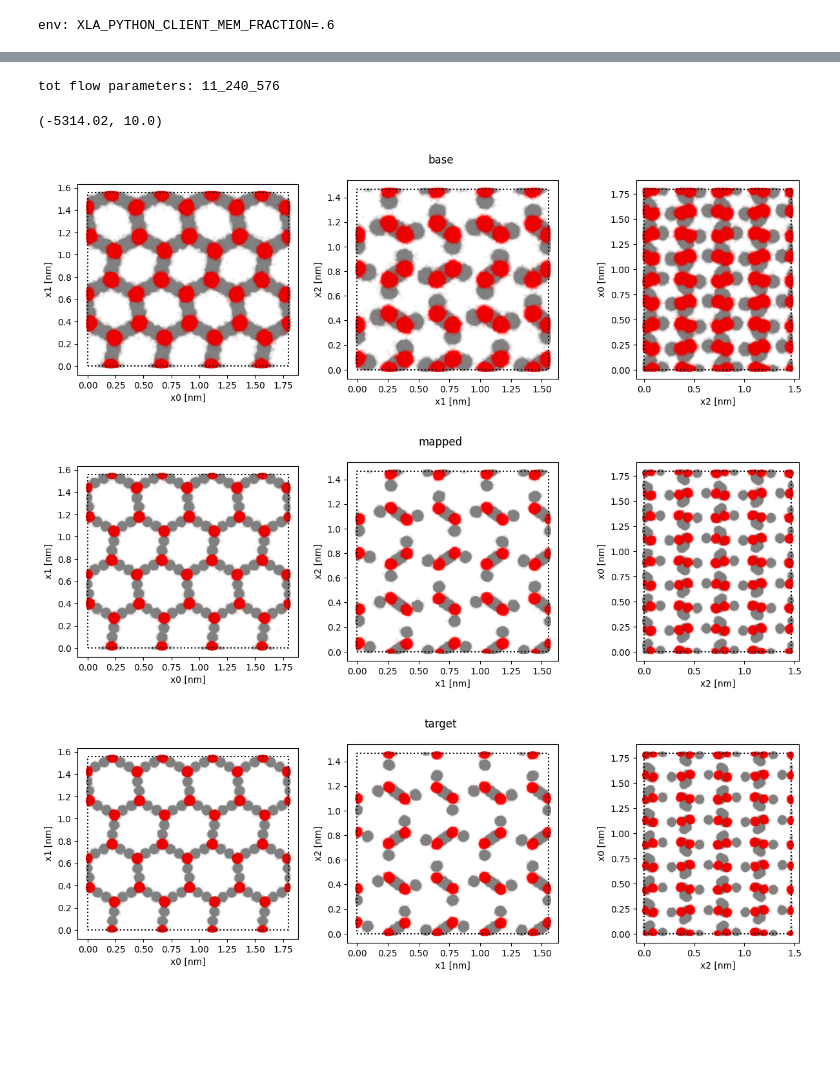
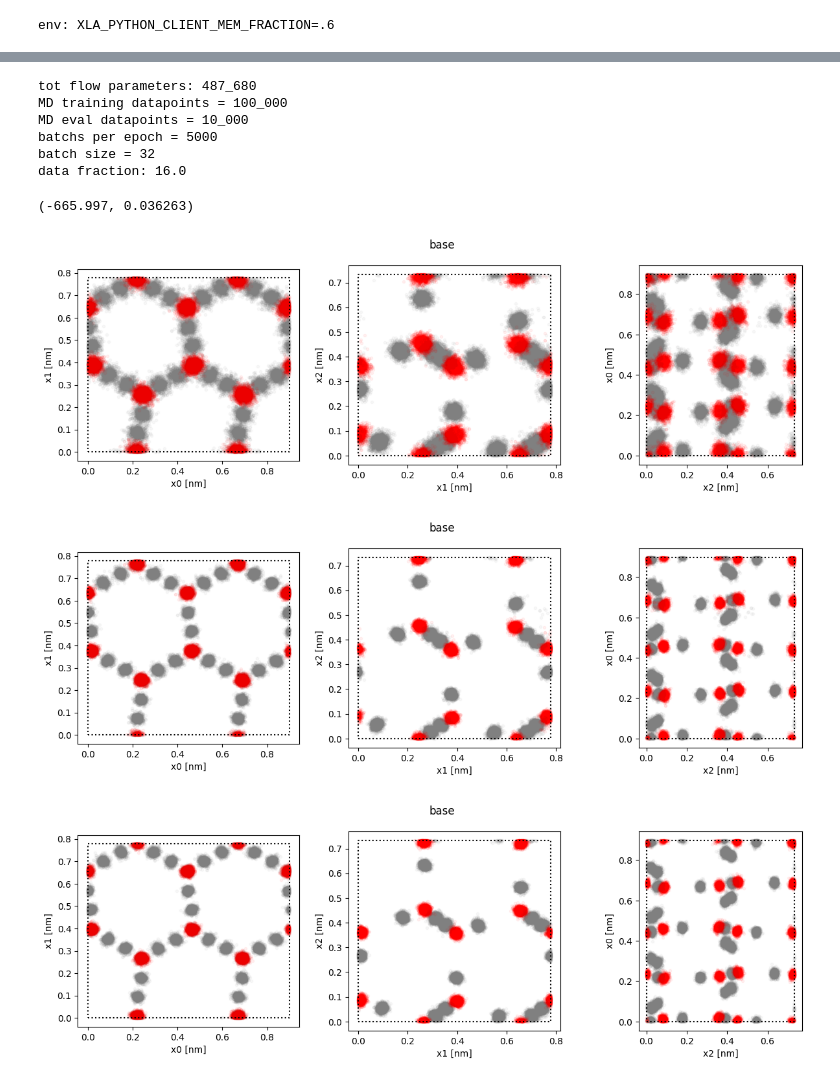
Before and after one commit to noegroup/rigid-flows, a Jupyter notebook: testing_postp.ipynb, the cells around one changed output, grey strips where cells are left out. Drawn from its saved outputs; the diff is of its cells as text; code cells hidden in the pictures; blank space fills up the shorter version.

Commit message:
postprocessing and mbar

```diff
--- a/testing_postp.ipynb
+++ b/testing_postp.ipynb
@@ -40,7 +40,9 @@ def count_params(model):
 hist_kwargs = {"bins": "auto", "density": True, "alpha": 0.5}
 # %%
 # logdir_path = 'jonas_logdir/tuna_N128_2023-01-21_15:01:34'
-logdir_path = 'jonas_logdir/dragonfly_N128_less_2023-01-21_19:20:11'
+# logdir_path = 'jonas_logdir/antelope_N16_T50_2023-01-21_21:55:41' #good one
+logdir_path = 'jonas_logdir/dragonfly_N16_2023-01-21_17:56:08'
+# logdir_path = 'jonas_logdir/dragonfly_N128_2023-01-22_05:14:35'
 stage = 0
 epoch = 9
 specs_path = f"{logdir_path}/config.yaml"
@@ -48,7 +50,7 @@ pretrained_model_path = f'{logdir_path}/training_stage_{stage}/epoch_{epoch}/mod
 
 
 specs = ExperimentSpecification.load_from_file(specs_path)
-# specs = lenses.bind(specs).model.flow.couplings.set(())
+specs = lenses.bind(specs).model.base.path.set(specs.model.base.path+'/eval_10')
 
 base = OpenMMDensity.from_specs(specs.model.auxiliary_shape, specs.model.base)
 target = OpenMMDensity.from_specs(specs.model.auxiliary_shape, specs.model.target)
@@ -63,9 +65,20 @@ flow = cast(
             ),
         )
 
+training_data_size = 100_000 if specs.model.base.num_samples is None else specs.model.base.num_samples
 print(f'tot flow parameters: {count_params(flow):_}')
+print(f'MD training datapoints = {training_data_size:_}')
+print(f'MD eval datapoints = {base.data.pos.shape[0]:_}')
+print(f'batchs per epoch = {specs.train[0].num_iters_per_epoch}')
+print(f'batch size = {specs.train[0].num_samples}')
+print(f'data fraction: {specs.train[0].num_epochs*specs.train[0].num_samples*specs.train[0].num_iters_per_epoch/training_data_size}')
 # %% [output]
-tot flow parameters: 11_240_576
+tot flow parameters: 487_680
+MD training datapoints = 100_000
+MD eval datapoints = 10_000
+batchs per epoch = 5000
+batch size = 32
+data fraction: 16.0
 # %%
 reference_deltaF, reference_deltaF_std = None, None
 
@@ -73,40 +86,40 @@ if specs.model.base.temperature == specs.model.target.temperature:
     reference_deltaF, reference_deltaF_std = 0, 0
 elif specs.model.base.num_molecules == 16:
     if specs.model.base.temperature == 250 and specs.model.target.temperature == 100:
-        reference_deltaF, reference_deltaF_std = -664.56, 0.03
-    elif specs.model.base.temperature == 100 and specs.model.target.temperature == 250:
-        reference_deltaF, reference_deltaF_std = 664.56, 0.03
+        reference_deltaF, reference_deltaF_std = -665.997, 0.036263 # MBAR, 10_000 samples, 10 replicas
     elif specs.model.base.temperature == 250 and specs.model.target.temperature == 50:
-        reference_deltaF, reference_deltaF_std = -1815.51, 0.15
-    elif specs.model.base.temperature == 50 and specs.model.target.temperature == 250:
-        reference_deltaF, reference_deltaF_std = 1815.51, 0.15
+        reference_deltaF, reference_deltaF_std = -1818.22, 0.0595648 # MBAR, 10_000 samples, 10 replicas
 elif specs.model.base.num_molecules == 128:
     if specs.model.base.temperature == 250 and specs.model.target.temperature == 100:
-        reference_deltaF, reference_deltaF_std = -5314.02, 10.0
+        reference_deltaF, reference_deltaF_std = -5314.32, 0.113693 # MBAR, 10_000 samples, 10 replicas
+    elif specs.model.base.temperature == 250 and specs.model.target.temperature == 50:
+        reference_deltaF, reference_deltaF_std = -14522.1, 0.133725 # MBAR, 10_000 samples, 20 replicas
 
 reference_deltaF, reference_deltaF_std
 # %% [output]
-(-5314.02, 10.0)
+(-665.997, 0.036263)
 # %%
-num_samples = 1_000
+num_samples = 10_000
 batch_size = 128
 
 keys = jax.random.split(next(chain), num_samples)
 base_tr = jax.vmap(base.sample)(keys)
 
-mapped_tr = scanned_vmap(flow.inverse, batch_size)(base_tr.obj) #TODO add batch
+mapped_tr = scanned_vmap(flow.inverse, batch_size)(base_tr.obj)
 
 keys = jax.random.split(next(chain), num_samples)
 target_tr = jax.vmap(target.sample)(keys)
 # %%
-toPBC = True
-model.plot_2Dview(base_tr.obj.pos.reshape(-1, model.n_atoms, 3), toPBC=toPBC, title='base')
-model.plot_2Dview(mapped_tr.obj.pos.reshape(-1, model.n_atoms, 3), toPBC=toPBC, title='mapped')
-model.plot_2Dview(target_tr.obj.pos.reshape(-1, model.n_atoms, 3), toPBC=toPBC, title='target')
+def plot_2Dview(data_tr: DataWithAuxiliary, title: str, toPBC: bool = True, skip: int = 10):
+    model.plot_2Dview(data_tr.obj.pos.reshape(-1, model.n_atoms, 3)[::skip], toPBC=toPBC, title=title)
+
+plot_2Dview(base_tr, title='base')
+plot_2Dview(mapped_tr, title='base')
+plot_2Dview(target_tr, title='base')
 # %% [output]
-[figure, old version]
+[figure, new version]
-[figure, old version]
+[figure, new version]
-[figure, old version]
+[figure, new version]
 # %%
 ## closer look at the center of mass
 com_pos = mapped_tr.obj.pos.mean(axis=(1,2))
```
Also changed, not shown: parts of 12 cells of this notebook, 6 other files.
